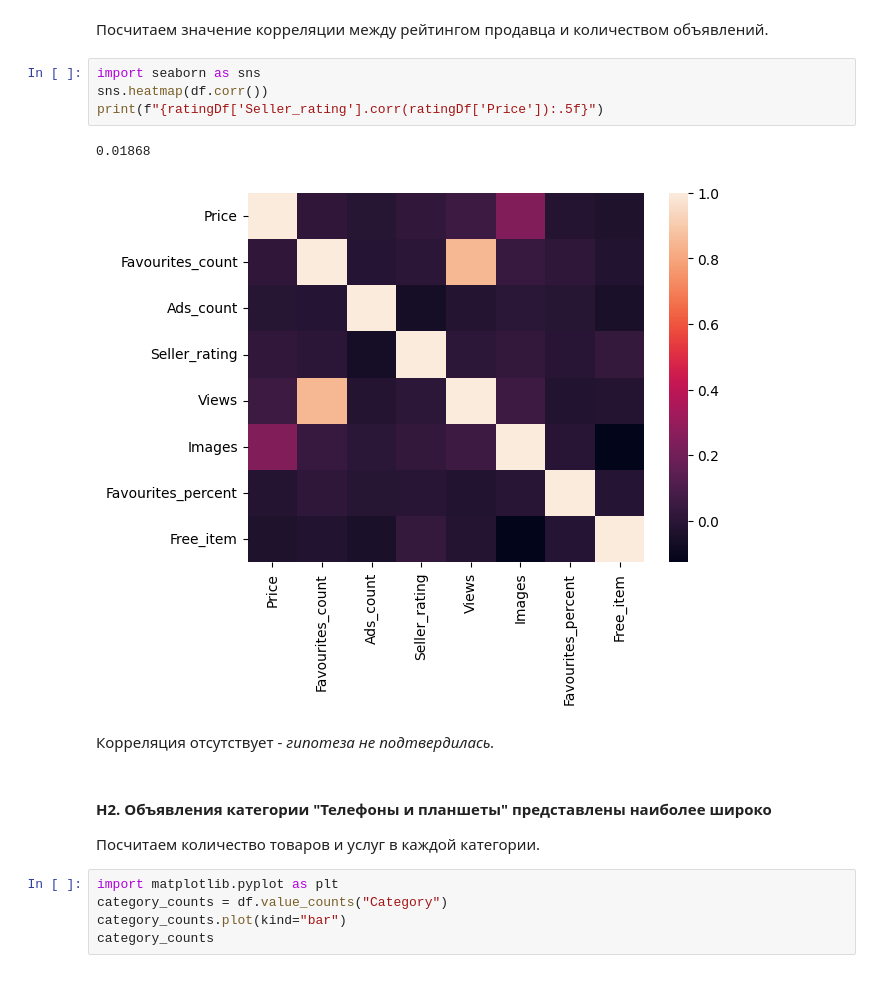
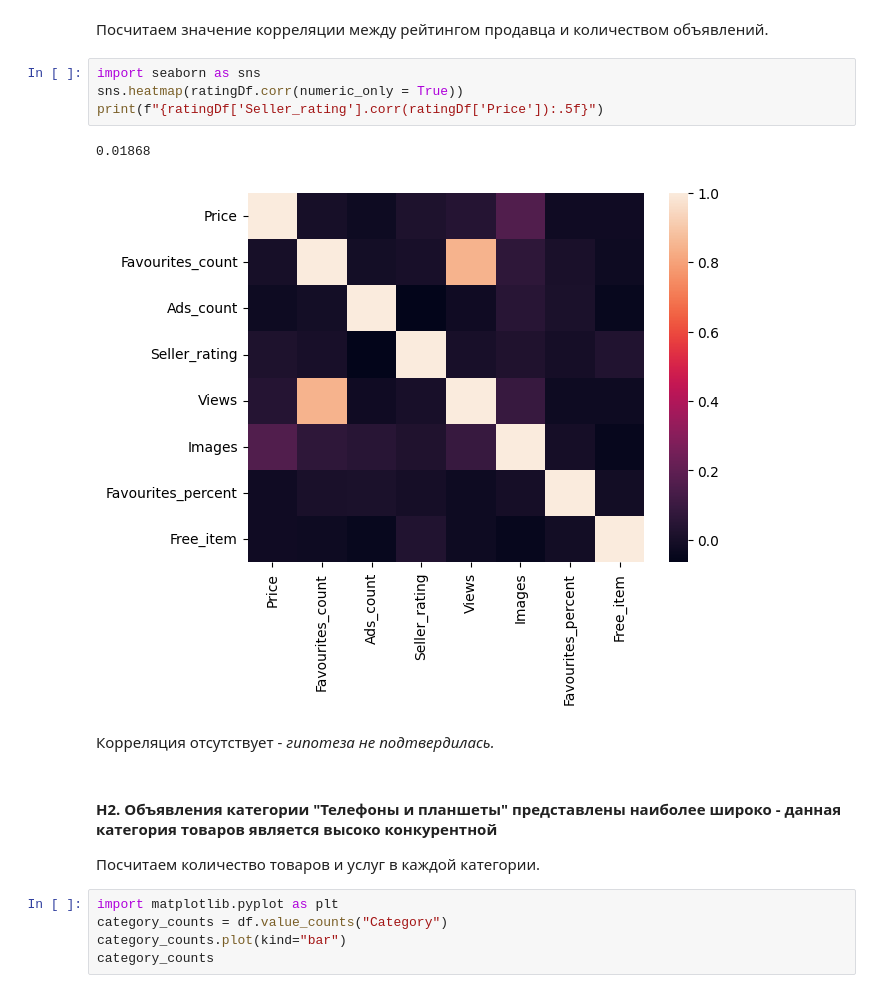
Before and after one commit to LysinKirill/ProjectNIS, a Jupyter notebook: project.ipynb, the cells around one changed output. Cells and saved outputs as stored; diff of their text form.

```diff
--- a/project.ipynb
+++ b/project.ipynb
@@ -460,15 +462,15 @@ ratingDf = df.dropna(subset = ['Seller_rating'])
 Посчитаем значение корреляции между рейтингом продавца и количеством объявлений.
 # %%
 import seaborn as sns
-sns.heatmap(df.corr())
+sns.heatmap(ratingDf.corr(numeric_only = True))
 print(f"{ratingDf['Seller_rating'].corr(ratingDf['Price']):.5f}")
 # %% [output]
 0.01868
-[figure, old version]
+[figure, new version]
 # %% [markdown]
 Корреляция отсутствует - <i>гипотеза не подтвердилась.</i>
 # %% [markdown]
-<h4><b>H2. </b>Объявления категории "Телефоны и планшеты" представлены наиболее широко</h4>
+<h4><b>H2. </b>Объявления категории "Телефоны и планшеты" представлены наиболее широко - данная категория товаров является высоко конкурентной</h4>
 Посчитаем количество товаров и услуг в каждой категории.
 # %%
 import matplotlib.pyplot as plt
```
Also changed, not shown: parts of 10 cells of this notebook.
